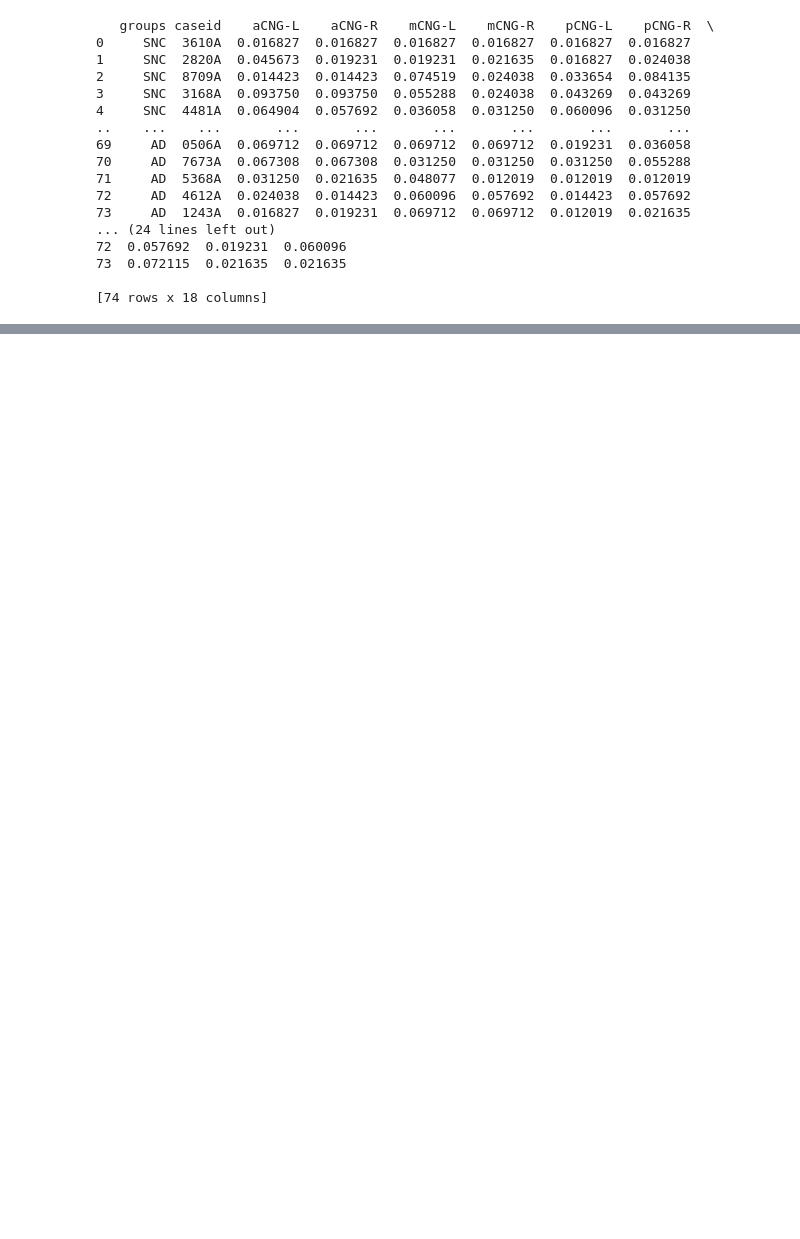
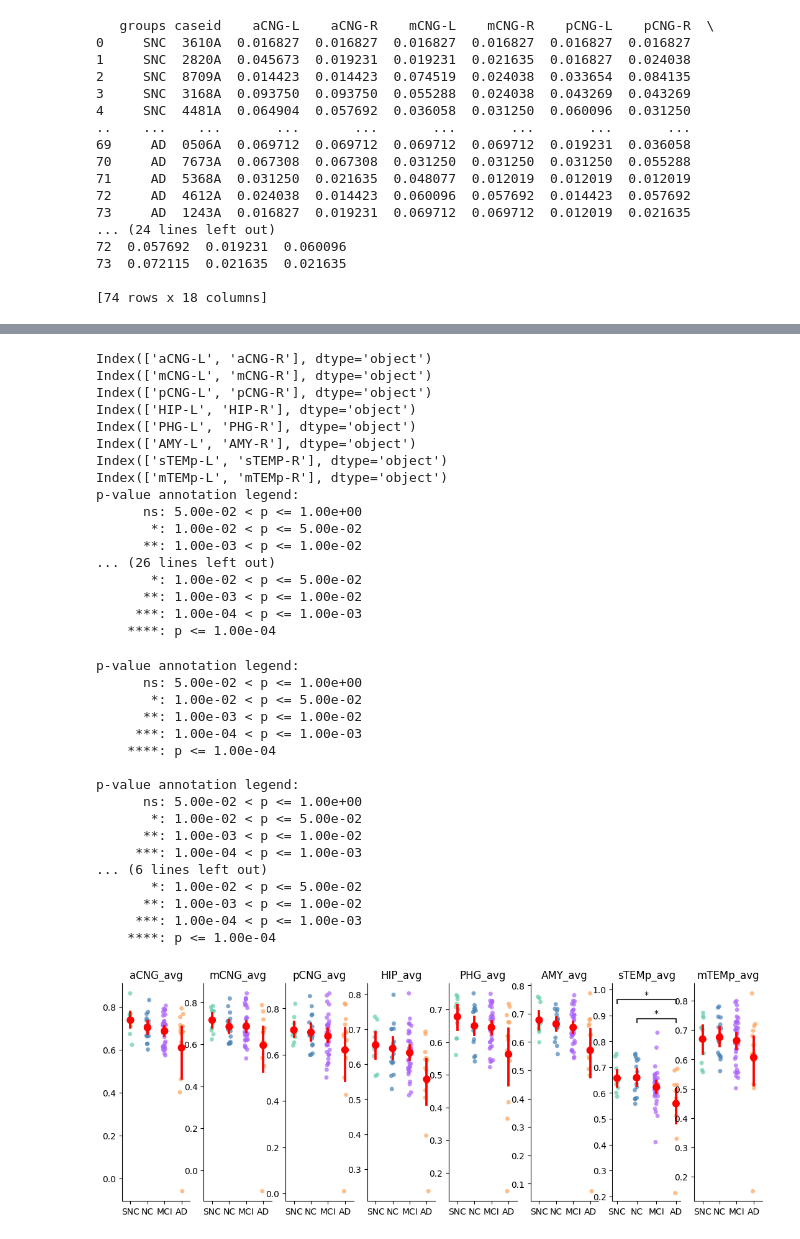
Before and after one commit to yilewang/tvbdemos, a Jupyter notebook: asymmetry_project/rs-fmri.ipynb, the cells around one changed output, grey strips where cells are left out. Drawn from its saved outputs; the diff is of its cells as text; code cells hidden in the pictures; blank space fills up the shorter version.

```diff
--- a/asymmetry_project/rs-fmri.ipynb
+++ b/asymmetry_project/rs-fmri.ipynb
@@ -199,0 +730,70 @@ SNC v.s. AD: Mann-Whitney-Wilcoxon test two-sided with Bonferroni correction, P_
+# %%
+# individual trimer
+mc_group = pd.read_excel("/Users/yilewang/workspaces/data4project/lateralization/gc1sec_res/meta/individualized_homo2.xlsx")
+
+mc_group['average'] = mc_group.iloc[:, 2:].mean(axis=1)
+# mc_individual['zone1_average'] = mc_individual.iloc[:,2:5].mean(axis=1)
+# mc_individual['zone2_average'] = mc_individual.iloc[:,5:].mean(axis=1)
+
+
+for indx in range(0,16,2):
+    # mc_individual[f"{key[:-2]}_diff"] = np.abs(mc_individual.iloc[:,ind+2] - mc_individual.iloc[:,ind+3]) / (mc_individual.iloc[:,ind+2] + mc_individual.iloc[:,ind+3])
+    print(mc_group.columns[indx+2:indx+4])
+    mc_group[f"{mc_group.columns[indx+2][:-2]}_avg"] = np.mean(mc_group.iloc[:,indx+2:indx+4], axis=1)
+
+
+
+figure = plt.figure(figsize=(15,10))
+for ind, key in enumerate(mc_group.columns[19:]):
+    ax = figure.add_subplot(2,9,ind+1)
+    ax.set_title(key)
+    # sns.violinplot(x="group", y="average", data=mc_individual, cut=0)
+    sns.stripplot(x="group", y=key,data=mc_group, palette=colors, label=None, alpha=0.7, ax=ax, zorder=0)
+    sns.pointplot(x="group", y=key,data=mc_group, markers="o", color="red", errorbar=None, linestyles="None",ax=ax, zorder=10)
+    annot = Annotator(ax, [
+                (("SNC"), ("NC")),(("SNC"), ("MCI")), (("SNC"), ("AD")), (("NC"), ("MCI")),(("NC"),("AD")), (("MCI"),("AD"))],
+                x="group",
+                y=key,
+                data = mc_group)
+    annot.configure(test='Mann-Whitney', text_format='star', hide_non_significant=True, comparisons_correction='BH')
+    annot.apply_and_annotate()
+    sns.despine(top=True, right=True)
+    ax.set_xlabel('')
+    ax.set_ylabel('')
+plt.show()
+# %% [output]
+Index(['aCNG-L', 'aCNG-R'], dtype='object')
+Index(['mCNG-L', 'mCNG-R'], dtype='object')
+Index(['pCNG-L', 'pCNG-R'], dtype='object')
+Index(['HIP-L', 'HIP-R'], dtype='object')
+Index(['PHG-L', 'PHG-R'], dtype='object')
+Index(['AMY-L', 'AMY-R'], dtype='object')
+Index(['sTEMp-L', 'sTEMP-R'], dtype='object')
+Index(['mTEMp-L', 'mTEMp-R'], dtype='object')
+p-value annotation legend:
+      ns: 5.00e-02 < p <= 1.00e+00
+       *: 1.00e-02 < p <= 5.00e-02
+      **: 1.00e-03 < p <= 1.00e-02
+... (26 lines left out)
+       *: 1.00e-02 < p <= 5.00e-02
+      **: 1.00e-03 < p <= 1.00e-02
+     ***: 1.00e-04 < p <= 1.00e-03
+    ****: p <= 1.00e-04
+p-value annotation legend:
+      ns: 5.00e-02 < p <= 1.00e+00
+       *: 1.00e-02 < p <= 5.00e-02
+      **: 1.00e-03 < p <= 1.00e-02
+     ***: 1.00e-04 < p <= 1.00e-03
+    ****: p <= 1.00e-04
+
+p-value annotation legend:
+      ns: 5.00e-02 < p <= 1.00e+00
+       *: 1.00e-02 < p <= 5.00e-02
+      **: 1.00e-03 < p <= 1.00e-02
+     ***: 1.00e-04 < p <= 1.00e-03
+... (6 lines left out)
+       *: 1.00e-02 < p <= 5.00e-02
+      **: 1.00e-03 < p <= 1.00e-02
+     ***: 1.00e-04 < p <= 1.00e-03
+    ****: p <= 1.00e-04
+[figure, added]
```
Also changed, not shown: parts of 17 cells of this notebook, 15 other files.
